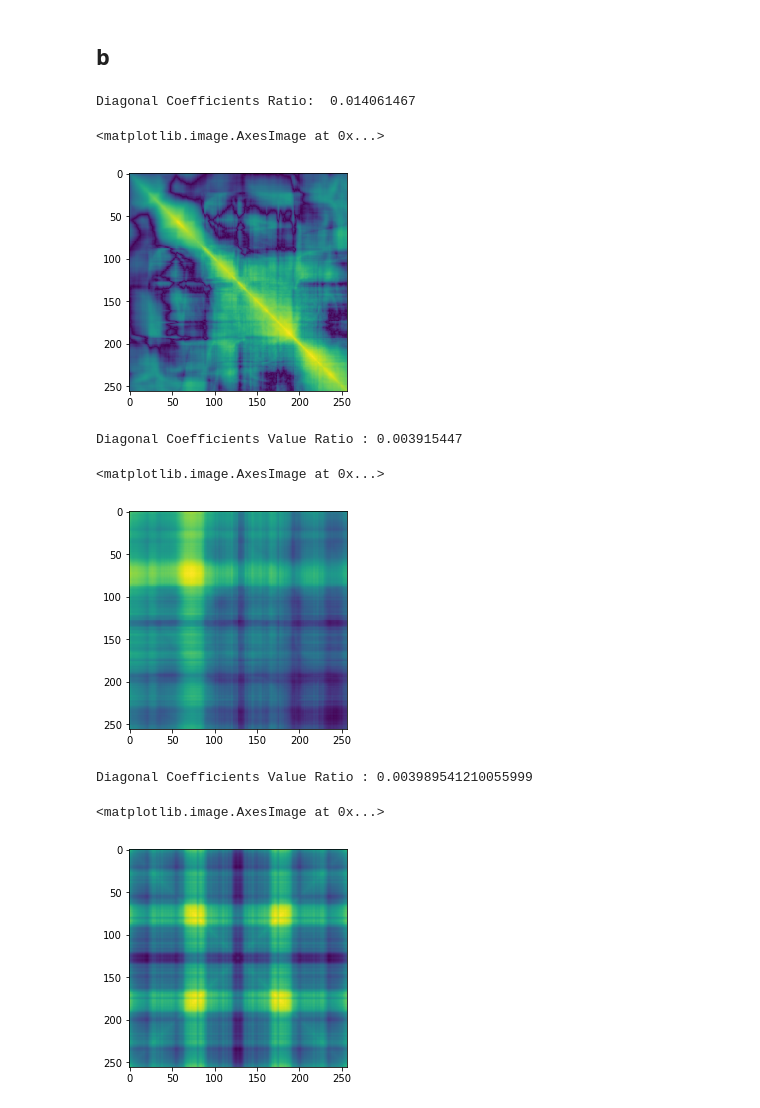
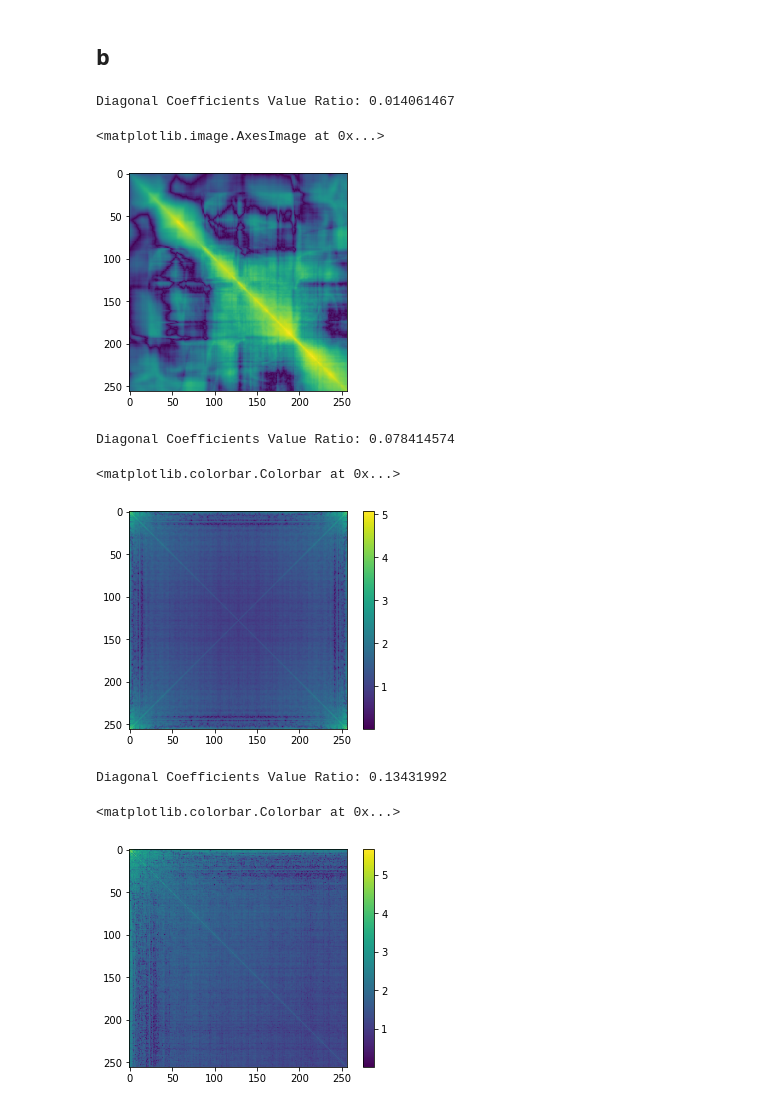
Before and after one commit to kutay-ugurlu/DigitalImageProcessing, a Jupyter notebook: HW2/HW2.ipynb, the cells around one changed output. Cells and saved outputs as stored; diff of their text form; code cells hidden in the pictures.

```diff
--- a/HW2/HW2.ipynb
+++ b/HW2/HW2.ipynb
@@ -61,21 +62,20 @@ plt.imshow(Lena, cmap="gray")
 # %% [markdown]
 ## b
 # %%
-def dct(x):
-    if len(x.shape) == 1:
-        x = np.reshape(x,(1,x.shape[0]))
-    N = x.shape[1]
-    y = np.hstack((x,np.flip(x)))
-    Y = fft(y)
-    k = np.arange(0,N)
-    W = np.exp(-1j*(np.pi)/N*k/2)
-    Y_truncated = Y[:,0:N]
-    Cx = W*(Y_truncated)
-    return np.real(Cx)
+# def dct(x):
+#     if len(x.shape) == 1:
+#         x = np.reshape(x,(1,x.shape[0]))
+#     N = x.shape[1]
+#     y = np.hstack((x,np.flip(x)))
+#     Y = fft(y)
+#     k = np.arange(0,N)
+#     W = np.exp(-1j*(np.pi)/N*k/2)
+#     Y_truncated = Y[:,0:N]
+#     Cx = W*(Y_truncated)
+#     return np.real(Cx)
 
 def zero_mean_cols(img):
-    mean = np.mean(img,)
-    return (img.T - np.mean(img,-1)).T
+    return (img.T - img.mean(axis=1)).T
 
 def cov(img):
     img = zero_mean_cols(img)
@@ -83,39 +83,41 @@ def cov(img):
 
 def KLT_mtx(img):
     C_img = cov(img)
-    w_vl = eig(C_img, left=True)
-    return w_vl[1]
+    w_vl = eig(C_img)
+    return w_vl[1].T
 
 def diagonal_coef_ratio(cov_mtx):
     cov_mtx = np.abs(cov_mtx)
-    print("\nDiagonal Coefficients Value Ratio :",np.sum(np.diag(cov_mtx)) / np.sum(cov_mtx))
+    print("\nDiagonal Coefficients Value Ratio:",(np.trace(cov_mtx)) / np.sum(cov_mtx))
 # %%
 img = Lena
 Cov_Lena = cov(img)
 diagonal_coef_ratio(Cov_Lena)
 plt.imshow(np.log(1+np.abs(Cov_Lena)))
 # %% [output]
-Diagonal Coefficients Ratio:  0.014061467
+Diagonal Coefficients Value Ratio: 0.014061467
 <matplotlib.image.AxesImage at 0x...>
 [figure]
 # %%
-img = fft(Lena)
-Cov_Lena = cov(img)
-diagonal_coef_ratio(Cov_Lena)
-plt.imshow(np.log(1+np.abs(Cov_Lena)))
+img = fft(Lena,axis=0)
+Cov_Lena = cov(np.abs(img))
+diagonal_coef_ratio((Cov_Lena))
+plt.imshow(np.log10(1+np.abs((Cov_Lena))))
+plt.colorbar()
 # %% [output]
-Diagonal Coefficients Value Ratio : 0.003915447
+Diagonal Coefficients Value Ratio: 0.078414574
-<matplotlib.image.AxesImage at 0x...>
+<matplotlib.colorbar.Colorbar at 0x...>
-[figure, old version]
+[figure, new version]
 # %%
-img = dct(Lena)
+img = np.abs(dct(Lena,axis=0))
 Cov_Lena = cov(img)
 diagonal_coef_ratio(Cov_Lena)
-plt.imshow(np.log(1+np.abs(Cov_Lena)))
+plt.imshow(np.log10(1+np.abs(Cov_Lena)))
+plt.colorbar()
 # %% [output]
-Diagonal Coefficients Value Ratio : 0.003989541210055999
+Diagonal Coefficients Value Ratio: 0.13431992
-<matplotlib.image.AxesImage at 0x...>
+<matplotlib.colorbar.Colorbar at 0x...>
-[figure, old version]
+[figure, new version]
 # %%
 A = KLT_mtx(Lena)
 img = A.dot(Lena)
```
Also changed, not shown: parts of 7 cells of this notebook.
